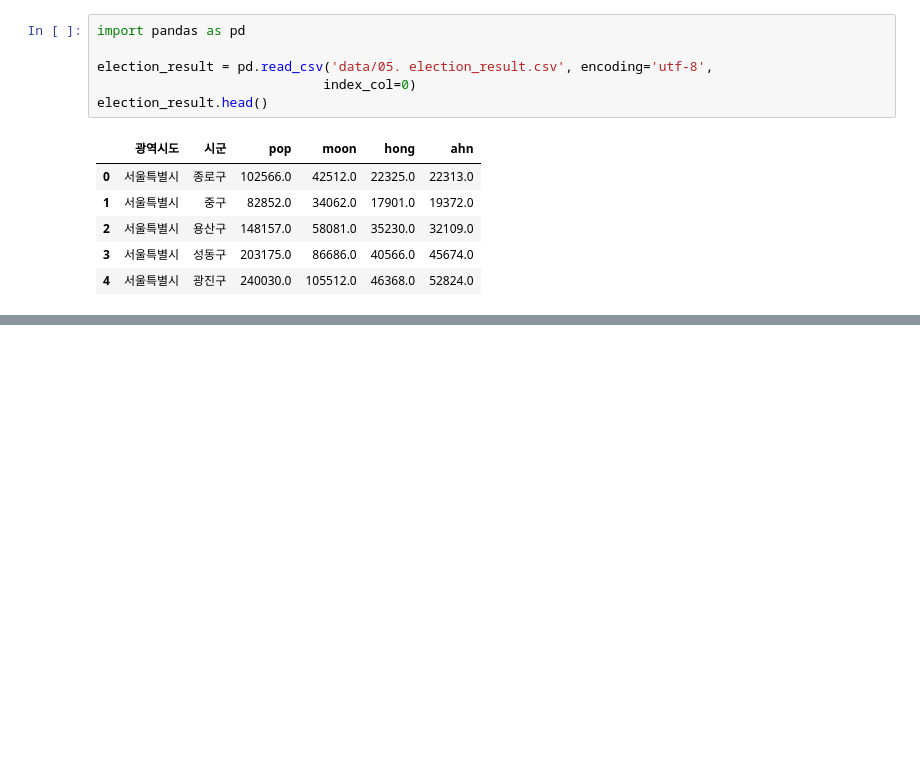
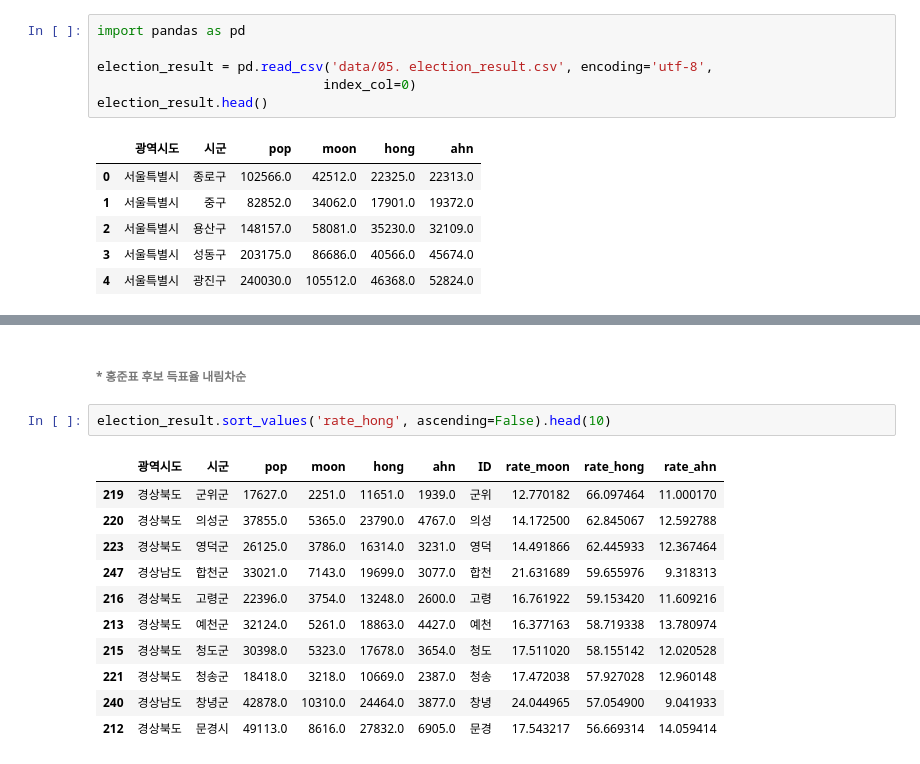
Before and after one commit to leebaek/python_data_analysis, a Jupyter notebook: 19대 대선 결과 분석/19대 대선 결과 분석.ipynb, the cells around one changed output, grey strips where cells are left out. Drawn from its saved outputs; the diff is of its cells as text; blank space fills up the shorter version.

```diff
--- a/19대 대선 결과 분석/19대 대선 결과 분석.ipynb
+++ b/19대 대선 결과 분석/19대 대선 결과 분석.ipynb
@@ -355,0 +434,16 @@ sido_candi
+# %% [markdown]
+###### * 홍준표 후보 득표율 내림차순
+# %%
+election_result.sort_values('rate_hong', ascending=False).head(10)
+# %% [output]
+|  | 광역시도 | 시군 | pop | moon | hong | ahn | ID | rate_moon | rate_hong | rate_ahn |
+| 219 | 경상북도 | 군위군 | 17627.0 | 2251.0 | 11651.0 | 1939.0 | 군위 | 12.770182 | 66.097464 | 11.000170 |
+| 220 | 경상북도 | 의성군 | 37855.0 | 5365.0 | 23790.0 | 4767.0 | 의성 | 14.172500 | 62.845067 | 12.592788 |
+| 223 | 경상북도 | 영덕군 | 26125.0 | 3786.0 | 16314.0 | 3231.0 | 영덕 | 14.491866 | 62.445933 | 12.367464 |
+| 247 | 경상남도 | 합천군 | 33021.0 | 7143.0 | 19699.0 | 3077.0 | 합천 | 21.631689 | 59.655976 | 9.318313 |
+| 216 | 경상북도 | 고령군 | 22396.0 | 3754.0 | 13248.0 | 2600.0 | 고령 | 16.761922 | 59.153420 | 11.609216 |
+| 213 | 경상북도 | 예천군 | 32124.0 | 5261.0 | 18863.0 | 4427.0 | 예천 | 16.377163 | 58.719338 | 13.780974 |
+| 215 | 경상북도 | 청도군 | 30398.0 | 5323.0 | 17678.0 | 3654.0 | 청도 | 17.511020 | 58.155142 | 12.020528 |
+| 221 | 경상북도 | 청송군 | 18418.0 | 3218.0 | 10669.0 | 2387.0 | 청송 | 17.472038 | 57.927028 | 12.960148 |
+| 240 | 경상남도 | 창녕군 | 42878.0 | 10310.0 | 24464.0 | 3877.0 | 창녕 | 24.044965 | 57.054900 | 9.041933 |
+| 212 | 경상북도 | 문경시 | 49113.0 | 8616.0 | 27832.0 | 6905.0 | 문경 | 17.543217 | 56.669314 | 14.059414 |
```
Also changed, not shown: parts of 41 cells of this notebook, 1 other file.
